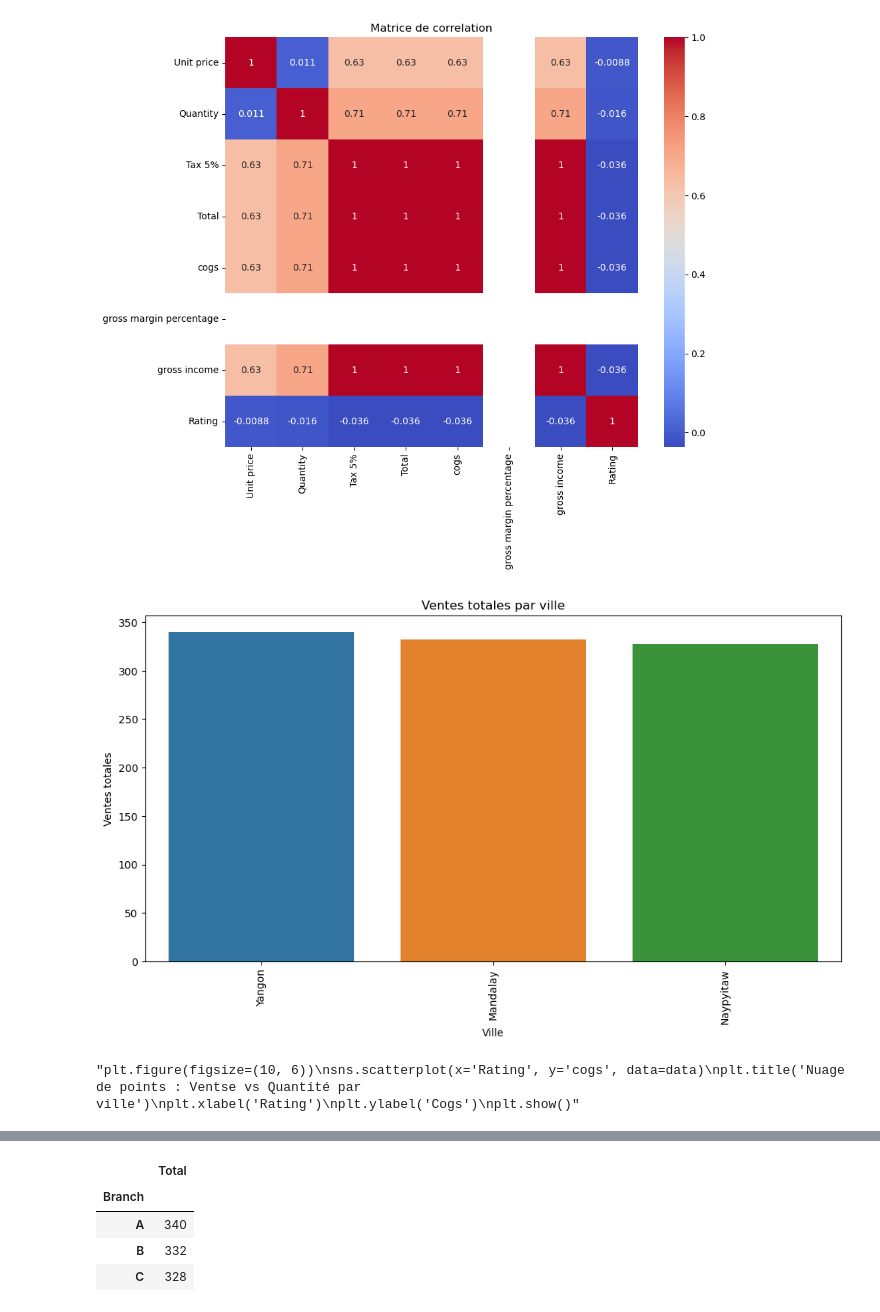
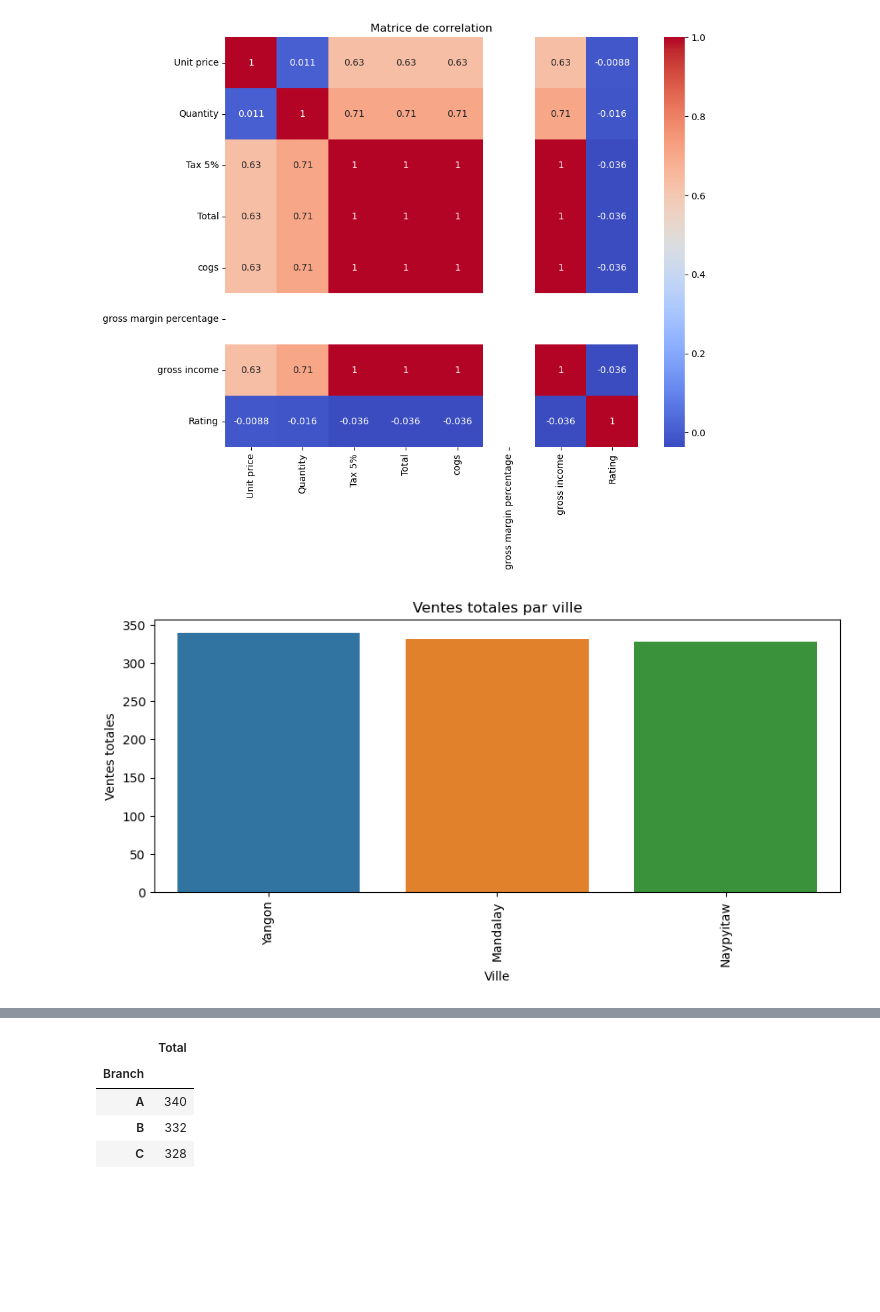
Before and after one commit to Sidikou24/DataViz, a Jupyter notebook: Visualisation de vente en details.ipynb, the cells around one changed output, grey strips where cells are left out. Cells and saved outputs as stored; diff of their text form; code cells hidden in the pictures; blank space fills up the shorter version.

```diff
--- a/Visualisation de vente en details.ipynb
+++ b/Visualisation de vente en details.ipynb
@@ -102,21 +102,12 @@ plt.show()
 # %% [output]
 [figure]
 # %%
-plt.figure(figsize=(12, 6))
+plt.figure(figsize=(10, 4))
 sns.barplot(x=listDesVilles.index, y=listDesVilles.values)
 plt.title('Ventes totales par ville')
 plt.xlabel('Ville')
 plt.ylabel('Ventes totales')
 plt.xticks(rotation=90)
 plt.show()
 # %% [output]
-[figure, old version]
+[figure, new version]
-# %%
-"""plt.figure(figsize=(10, 6))
-sns.scatterplot(x='Rating', y='cogs', data=data)
-plt.title('Nuage de points : Ventse vs Quantité par ville')
-plt.xlabel('Rating')
-plt.ylabel('Cogs')
-plt.show()"""
-# %% [output]
-"plt.figure(figsize=(10, 6))\nsns.scatterplot(x='Rating', y='cogs', data=data)\nplt.title('Nuage de points : Ventse vs Quantité par ville')\nplt.xlabel('Rating')\nplt.ylabel('Cogs')\nplt.show()"
```
Also changed, not shown: parts of 18 cells of this notebook, 1 other file.
